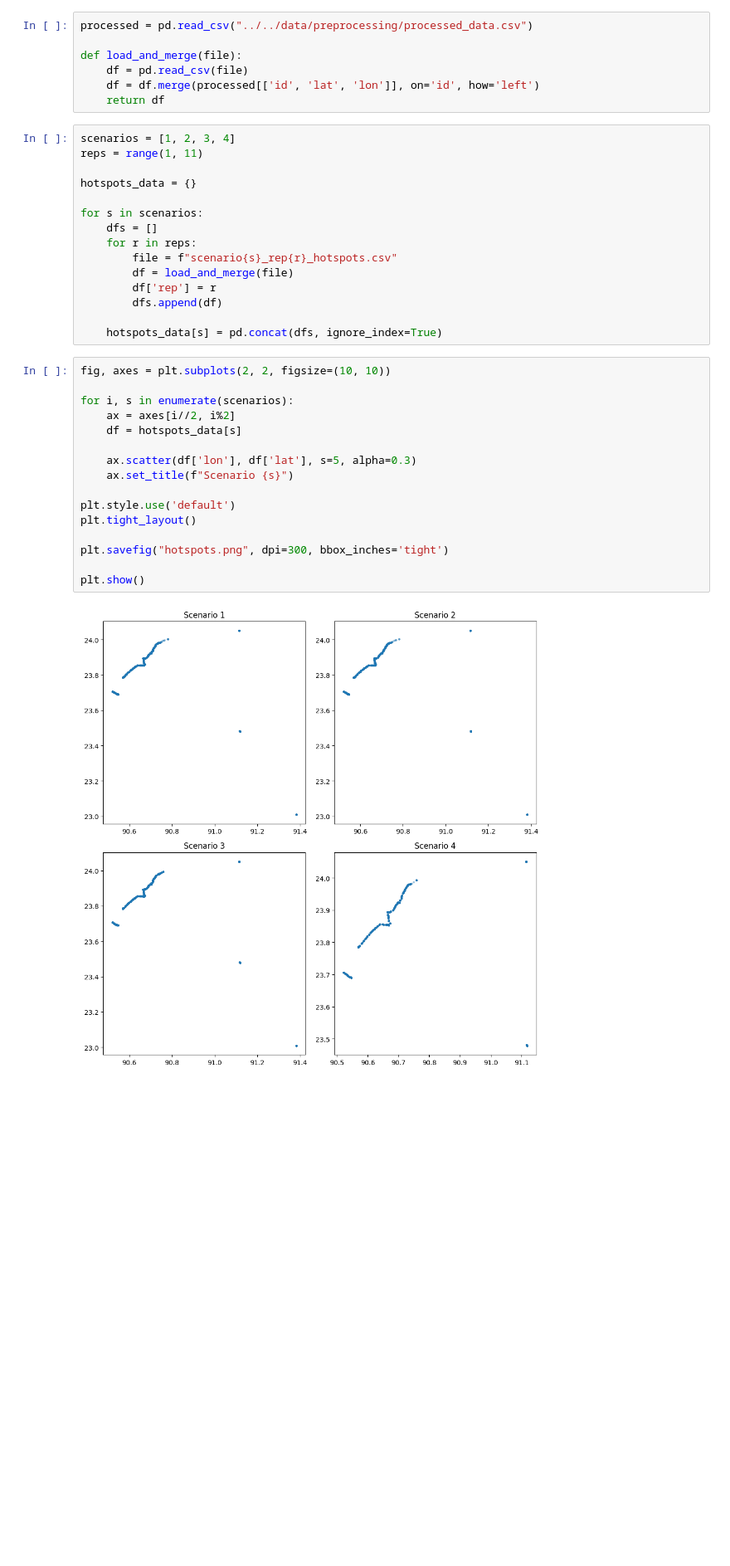
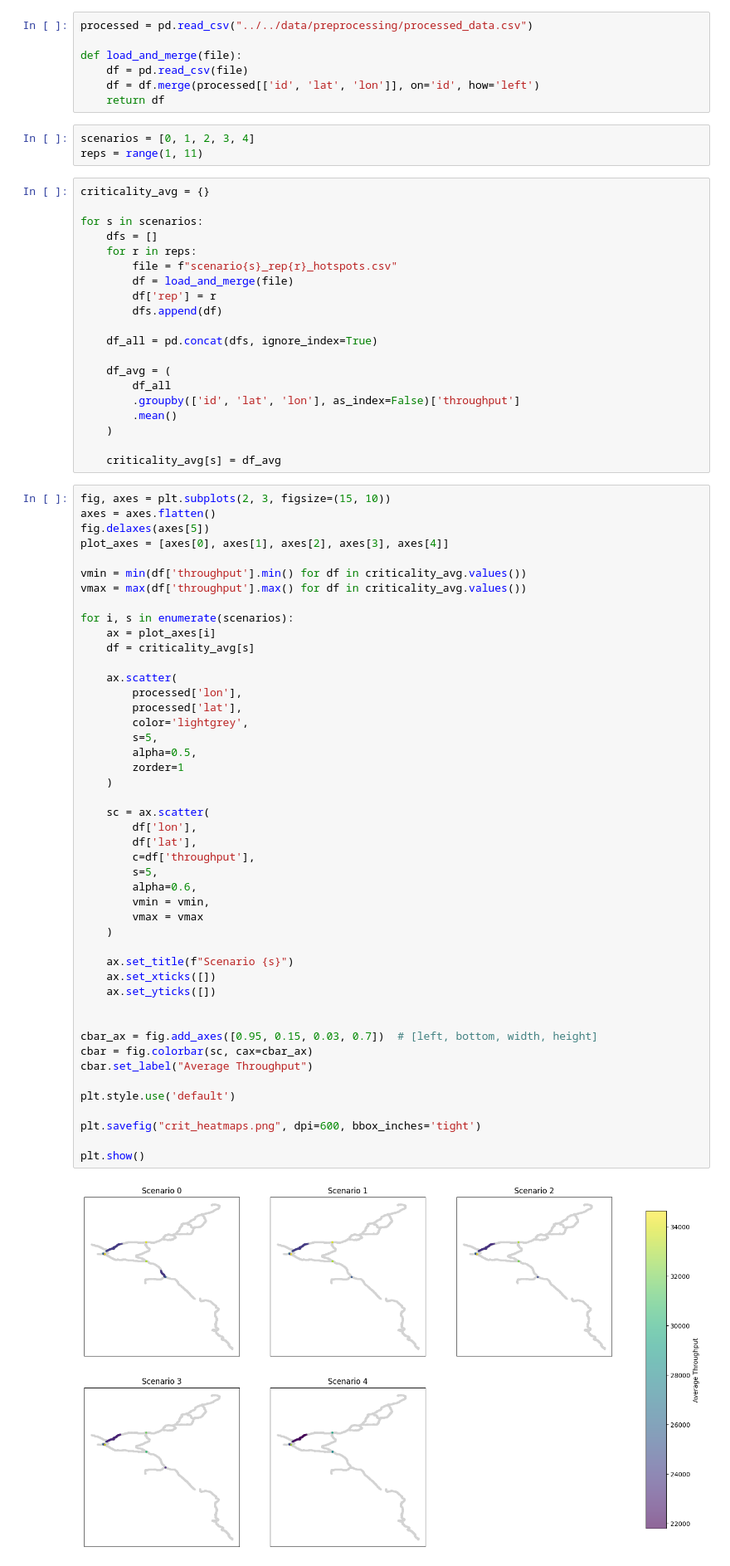
Before and after one commit to lukavicius/advsim, a Jupyter notebook: lab 3/EPA133a-G10-A3/model/experiment/vulnerability_experiments_vis.ipynb, the cells around one changed output. Shown at 83% size. Saved outputs shown, nothing was run; the diff lists cells and outputs as text; blank space fills up the shorter version.

Commit message:
Experiment plotting

```diff
--- a/lab 3/EPA133a-G10-A3/model/experiment/vulnerability_experiments_vis.ipynb
+++ b/lab 3/EPA133a-G10-A3/model/experiment/vulnerability_experiments_vis.ipynb
@@ -10,11 +8,11 @@ def load_and_merge(file):
     df = pd.read_csv(file)
     df = df.merge(processed[['id', 'lat', 'lon']], on='id', how='left')
     return df
+# %%
+scenarios = [0, 1, 2, 3, 4]
+reps = range(1, 11)
 # %%
-scenarios = [1, 2, 3, 4]
-reps = range(1, 11)
-
-hotspots_data = {}
+criticality_avg = {}
 
 for s in scenarios:
     dfs = []
@@ -24,23 +22,61 @@ for s in scenarios:
         df['rep'] = r
         dfs.append(df)
 
-    hotspots_data[s] = pd.concat(dfs, ignore_index=True)
+    df_all = pd.concat(dfs, ignore_index=True)
+
+    df_avg = (
+        df_all
+        .groupby(['id', 'lat', 'lon'], as_index=False)['throughput']
+        .mean()
+    )
+
+    criticality_avg[s] = df_avg
 # %%
-fig, axes = plt.subplots(2, 2, figsize=(10, 10))
+fig, axes = plt.subplots(2, 3, figsize=(15, 10))
+axes = axes.flatten()
+fig.delaxes(axes[5])
+plot_axes = [axes[0], axes[1], axes[2], axes[3], axes[4]]
+
+vmin = min(df['throughput'].min() for df in criticality_avg.values())
+vmax = max(df['throughput'].max() for df in criticality_avg.values())
 
 for i, s in enumerate(scenarios):
-    ax = axes[i//2, i%2]
-    df = hotspots_data[s]
+    ax = plot_axes[i]
+    df = criticality_avg[s]
 
-    ax.scatter(df['lon'], df['lat'], s=5, alpha=0.3)
+    ax.scatter(
+        processed['lon'],
+        processed['lat'],
+        color='lightgrey',
+        s=5,
+        alpha=0.5,
+        zorder=1
+    )
+
+    sc = ax.scatter(
+        df['lon'],
+        df['lat'],
+        c=df['throughput'],
+        s=5,
+        alpha=0.6,
+        vmin = vmin,
+        vmax = vmax
+    )
+
     ax.set_title(f"Scenario {s}")
+    ax.set_xticks([])
+    ax.set_yticks([])
+
+
+cbar_ax = fig.add_axes([0.95, 0.15, 0.03, 0.7])  # [left, bottom, width, height]
+cbar = fig.colorbar(sc, cax=cbar_ax)
+cbar.set_label("Average Throughput")
 
 plt.style.use('default')
-plt.tight_layout()
 
-plt.savefig("hotspots.png", dpi=300, bbox_inches='tight')
+plt.savefig("crit_heatmaps.png", dpi=600, bbox_inches='tight')
 
 plt.show()
 # %% [output]
-[figure, old version]
+[figure, new version]
 # %%
```
Also changed, not shown: parts of 4 cells of this notebook, 2 other files.
